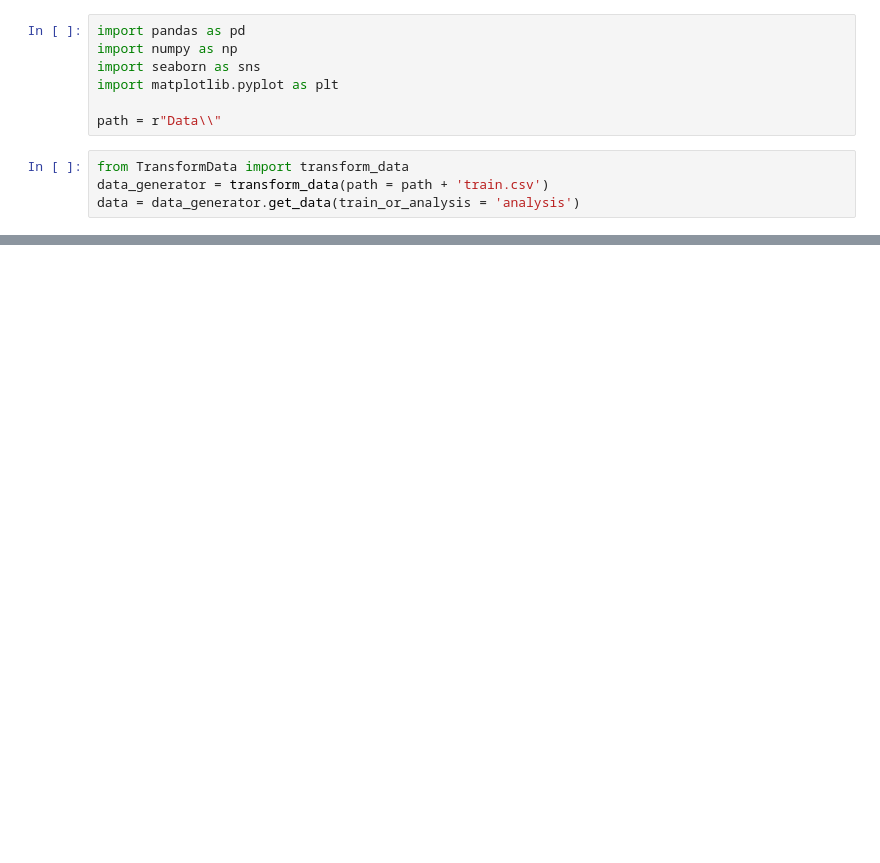
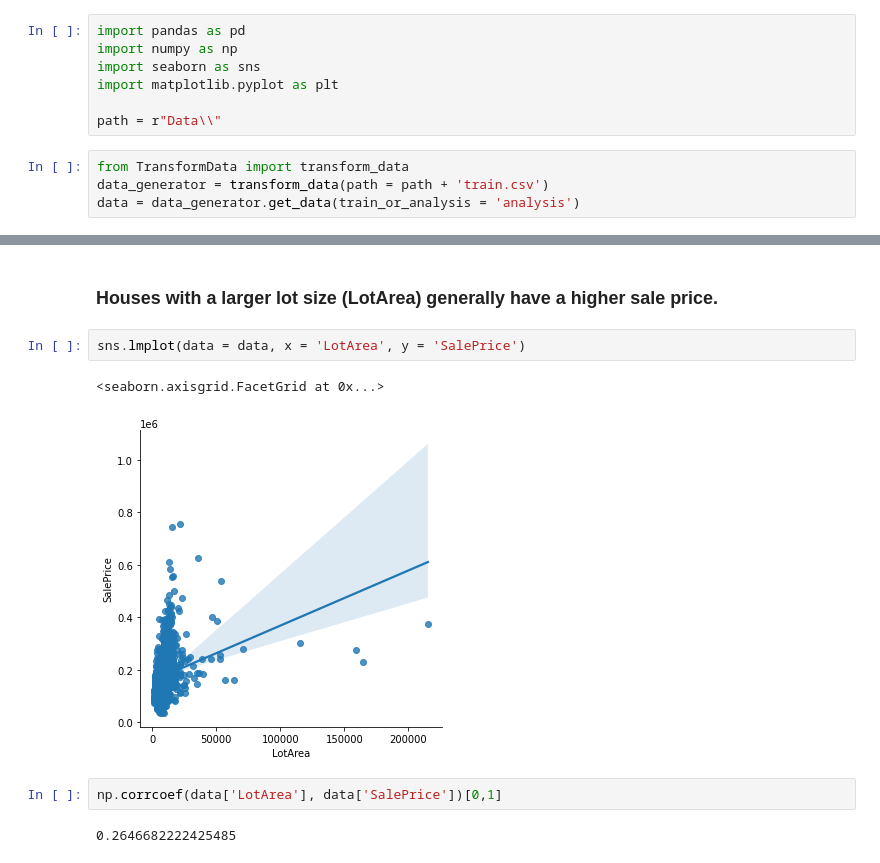
Before and after one commit to NathanBitu/House-Price-Regression, a Jupyter notebook: EDA.ipynb, the cells around one changed output, grey strips where cells are left out. Saved outputs shown, nothing was run; the diff lists cells and outputs as text; blank space fills up the shorter version.

```diff
--- a/EDA.ipynb
+++ b/EDA.ipynb
@@ -16,0 +17,11 @@ sns.displot(data.SalePrice, kde = True)
+# %% [markdown]
+### Houses with a larger lot size (LotArea) generally have a higher sale price.
+# %%
+sns.lmplot(data = data, x = 'LotArea', y = 'SalePrice')
+# %% [output]
+<seaborn.axisgrid.FacetGrid at 0x...>
+[figure, added]
+# %%
+np.corrcoef(data['LotArea'], data['SalePrice'])[0,1]
+# %% [output]
+0.2646682222425485
```
Also changed, not shown: parts of 12 cells of this notebook, 1 other file.
